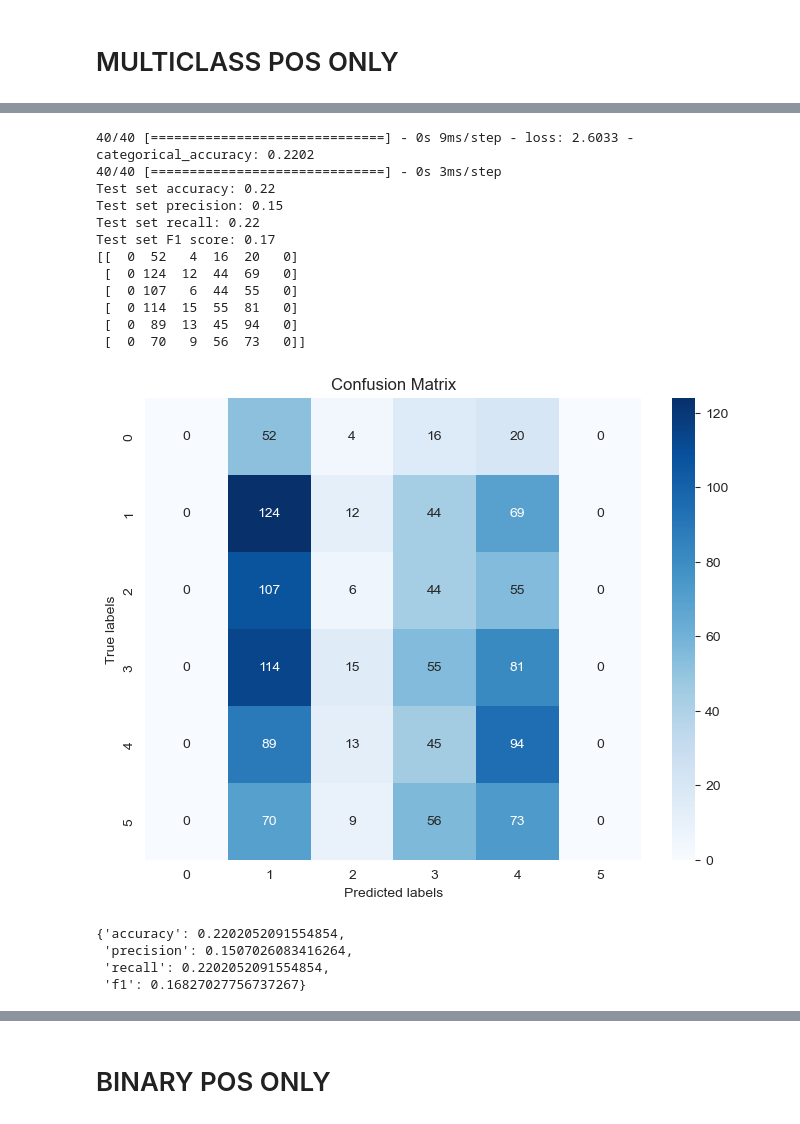
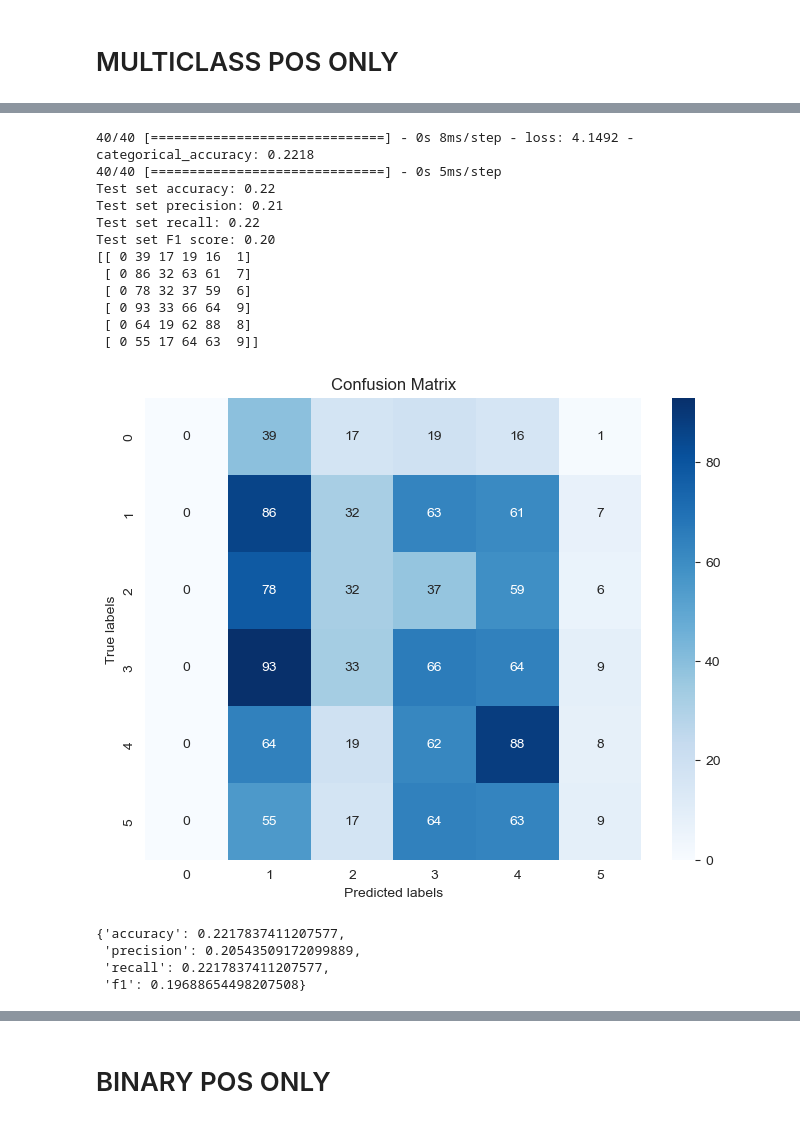
Before and after one commit to f4ths/fyp-fake-news-detection, a Jupyter notebook: ensemble.ipynb, the cells around one changed output, grey strips where cells are left out. Cells and saved outputs as stored; diff of their text form; code cells hidden in the pictures.

Commit message:
LR = 0.0005 RESULTS FOR POS TESTS. RESTOREBESTEIGHTS = FALSE.

```diff
--- a/ensemble.ipynb
+++ b/ensemble.ipynb
@@ -1189,29 +1225,28 @@ Test set F1 score: 0.17
 # %%
 # Load the best model from the saved checkpoint
-dense_model_jaccard_pfinemerge.load_weights('best_model_jaccard_pfinemerge.h5')
 # evaluate dense_model_jaccard_pfinemerge and make prediction and plot confusion matrix
 dense_model_jaccard_pfinemerge.evaluate([X_test_meta_jaccard, X_test_pos_finemerge], Y_test)
 dense_model_jaccard_pfinemerge_predictions = dense_model_jaccard_pfinemerge.predict([X_test_meta_jaccard, X_test_pos_finemerge])
 
 plot_matrix(dense_model_jaccard_pfinemerge_predictions)
 # %% [output]
-40/40 [==============================] - 0s 9ms/step - loss: 2.6033 - categorical_accuracy: 0.2202
-40/40 [==============================] - 0s 3ms/step
+40/40 [==============================] - 0s 8ms/step - loss: 4.1492 - categorical_accuracy: 0.2218
+40/40 [==============================] - 0s 5ms/step
 Test set accuracy: 0.22
-Test set precision: 0.15
+Test set precision: 0.21
 Test set recall: 0.22
-Test set F1 score: 0.17
-[[  0  52   4  16  20   0]
- [  0 124  12  44  69   0]
- [  0 107   6  44  55   0]
- [  0 114  15  55  81   0]
- [  0  89  13  45  94   0]
- [  0  70   9  56  73   0]]
+Test set F1 score: 0.20
+[[ 0 39 17 19 16  1]
+ [ 0 86 32 63 61  7]
+ [ 0 78 32 37 59  6]
+ [ 0 93 33 66 64  9]
+ [ 0 64 19 62 88  8]
+ [ 0 55 17 64 63  9]]
-[figure, old version]
+[figure, new version]
-{'accuracy': 0.2202052091554854,
- 'precision': 0.1507026083416264,
- 'recall': 0.2202052091554854,
- 'f1': 0.16827027756737267}
+{'accuracy': 0.2217837411207577,
+ 'precision': 0.20543509172099889,
+ 'recall': 0.2217837411207577,
+ 'f1': 0.19688654498207508}
 # %%
 # plot history
 plot_history(historypfinemerge, problem_type='multiclass')
```
Also changed, not shown: parts of 25 cells of this notebook.
